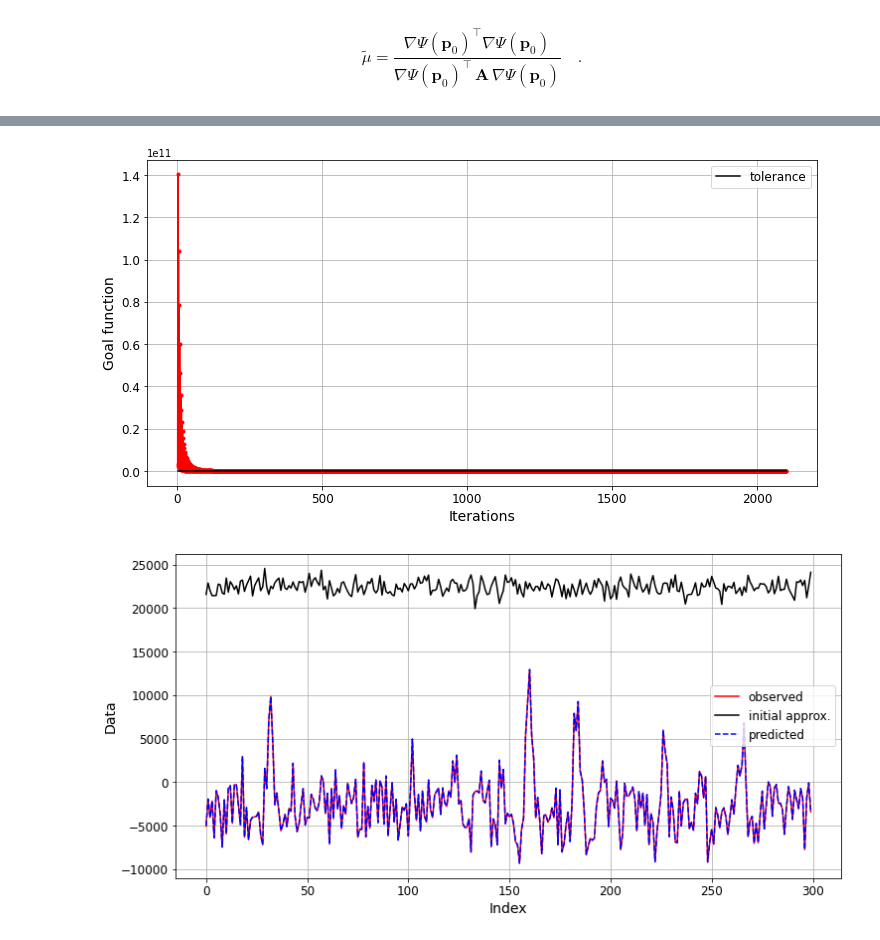
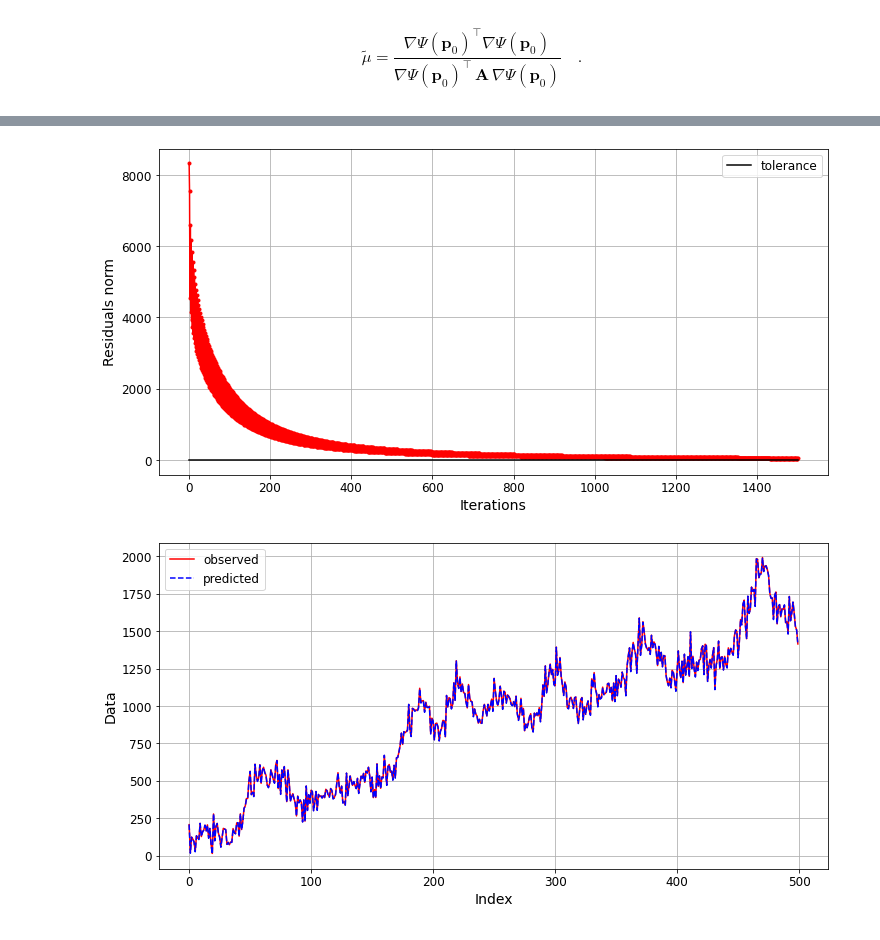
Before and after one commit to birocoles/Disciplina-metodos-computacionais, a Jupyter notebook: Content/sd_exact_lsearch.ipynb, the cells around one changed output, grey strips where cells are left out. Drawn from its saved outputs; the diff is of its cells as text; code cells hidden in the pictures.

```diff
--- a/Content/sd_exact_lsearch.ipynb
+++ b/Content/sd_exact_lsearch.ipynb
@@ -137,5 +140,6 @@ N = 300
 # %%
 np.random.seed(10)
 # %%
-A = 10*np.random.rand(N,N)
-A = np.round(np.dot(A.T, A), decimals=3)
+A = np.random.rand(N,N) + 3*np.identity(N)
+A = np.dot(np.tril(A), np.tril(A).T)
+A += A[::-1,::-1]
@@ -142,17 +153,17 @@ A = np.round(np.dot(A.T, A), decimals=3)
 # %%
 pulses = np.zeros(N)
-N_pulses = 10
+N_pulses = 20
 indices_pulses = np.random.randint(low=0, high=N+1, size=N_pulses)
 values_pulses = 10*np.random.rand(N_pulses)
 pulses[indices_pulses] = values_pulses
-wavelet = ricker(points=N, a=3)
+wavelet = ricker(points=N, a=10)
 p_true = np.convolve(a=wavelet, v=pulses, mode='same')
 # %%
 dobs = np.dot(A, p_true)
 # %%
 tolerance = 1e-2
 # %%
-p_initial = np.zeros(N)+0.01
+p_initial = np.zeros(N)
 # %%
 plt.figure(figsize=(10,8))
 plt.plot(p_true, 'r-', label = 'true')
@@ -169,6 +180,6 @@ plt.show()
 # %%
 p_estimated, dpred, phi_values = sd_lsearch(A=A, dobs=dobs,
-                                            p0=p_initial, tol=tolerance, itmax=7*N)
+                                            p0=p_initial, tol=tolerance, itmax=3*N)
 # %%
 num_iterations = np.arange(1, len(phi_values)+1)
 # %%
@@ -176,21 +187,21 @@ d_initial = np.dot(A, p_initial)
 # %%
 plt.figure(figsize=(12,6))
 plt.plot(num_iterations, phi_values, 'r.-')
 plt.plot([np.min(num_iterations), np.max(num_iterations)],
          [tolerance, tolerance], 'k-', label = 'tolerance')
-plt.ylabel('Goal function', fontsize=14)
+plt.ylabel('Residuals norm', fontsize=14)
 plt.xlabel('Iterations', fontsize=14)
 plt.yticks(fontsize=12)
 plt.xticks(fontsize=12)
 plt.legend(loc='best', fontsize=12)
 plt.grid()
 plt.show()
 # %% [output]
-[figure, old version]
+[figure, new version]
 # %%
 plt.figure(figsize=(12,6))
 plt.plot(dobs, 'r-', label = 'observed')
-plt.plot(d_initial, 'k-', label = 'initial approx.')
+#plt.plot(d_initial, 'k-', label = 'initial approx.')
 plt.plot(dpred, 'b--', label = 'predicted')
 plt.ylabel('Data', fontsize=14)
 plt.xlabel('Index', fontsize=14)
@@ -200,7 +211,7 @@ plt.legend(loc='best', fontsize=12)
 plt.grid()
 plt.show()
 # %% [output]
-[figure, old version]
+[figure, new version]
 # %%
 plt.figure(figsize=(12,6))
 plt.plot(p_true, 'r-', label = 'true')
```
Also changed, not shown: parts of 6 cells of this notebook.
